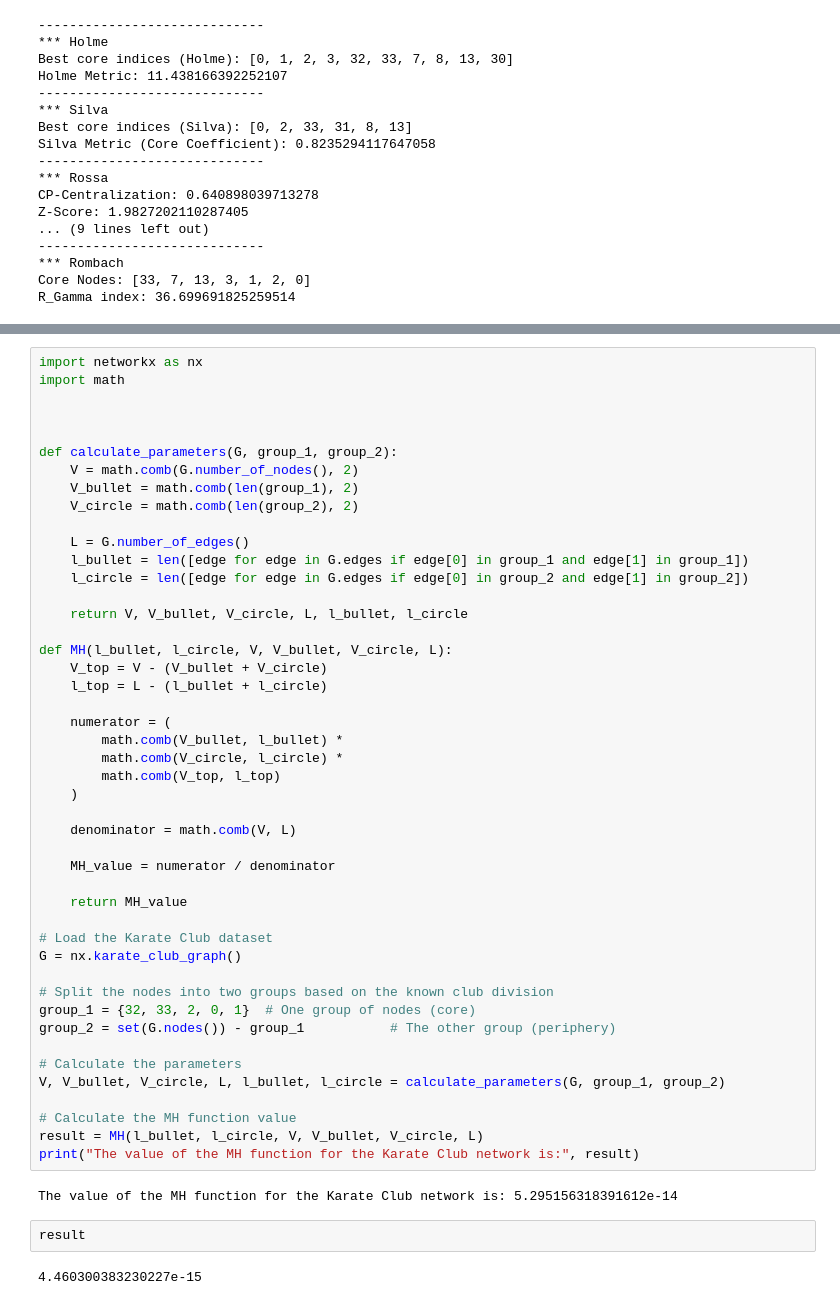
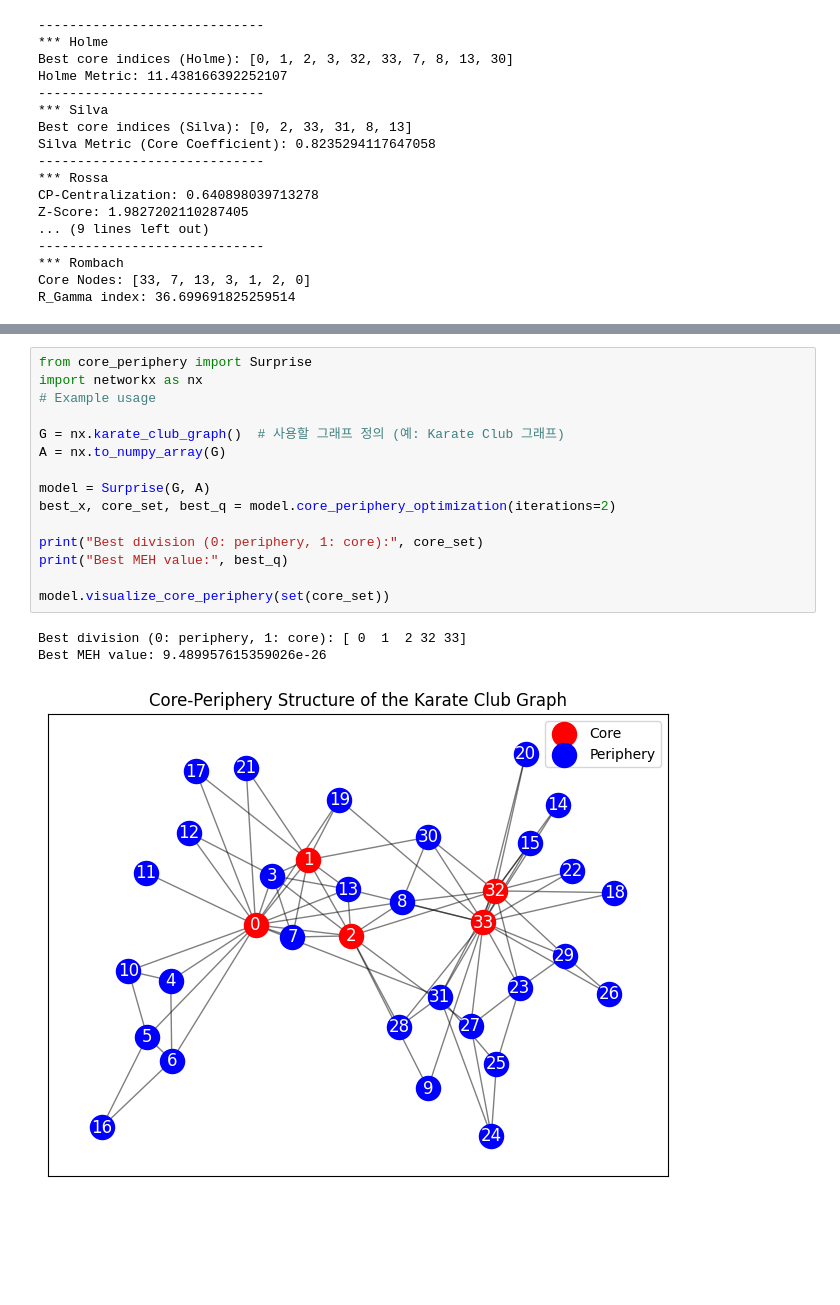
Before and after one commit to vibalab/cp_explainer, a Jupyter notebook: core-periphery.ipynb, the cells around one changed output, grey strips where cells are left out. Cells and saved outputs as stored; diff of their text form; blank space fills up the shorter version.

Commit message:
Surprise and Gen

```diff
--- a/core-periphery.ipynb
+++ b/core-periphery.ipynb
@@ -272,52 +263,19 @@ print(model.lap_sgn_core())
-# %%
-import networkx as nx
-import math
-
-
-
-def calculate_parameters(G, group_1, group_2):
-    V = math.comb(G.number_of_nodes(), 2)
-    V_bullet = math.comb(len(group_1), 2)
-    V_circle = math.comb(len(group_2), 2)
-
-    L = G.number_of_edges()
-    l_bullet = len([edge for edge in G.edges if edge[0] in group_1 and edge[1] in group_1])
-    l_circle = len([edge for edge in G.edges if edge[0] in group_2 and edge[1] in group_2])
-
-    return V, V_bullet, V_circle, L, l_bullet, l_circle
-
-def MH(l_bullet, l_circle, V, V_bullet, V_circle, L):
-    V_top = V - (V_bullet + V_circle)
-    l_top = L - (l_bullet + l_circle)
-
-    numerator = (
-        math.comb(V_bullet, l_bullet) *
-        math.comb(V_circle, l_circle) *
-        math.comb(V_top, l_top)
-    )
-
-    denominator = math.comb(V, L)
-
-    MH_value = numerator / denominator
-
-    return MH_value
-
-# Load the Karate Club dataset
-G = nx.karate_club_graph()
-
-# Split the nodes into two groups based on the known club division
-group_1 = {32, 33, 2, 0, 1}  # One group of nodes (core)
-group_2 = set(G.nodes()) - group_1           # The other group (periphery)
-
-# Calculate the parameters
-V, V_bullet, V_circle, L, l_bullet, l_circle = calculate_parameters(G, group_1, group_2)
-
-# Calculate the MH function value
-result = MH(l_bullet, l_circle, V, V_bullet, V_circle, L)
-print("The value of the MH function for the Karate Club network is:", result)
-# %% [output]
-The value of the MH function for the Karate Club network is: 5.295156318391612e-14
-# %%
-result
-# %% [output]
-4.460300383230227e-15
+# %%
+from core_periphery import Surprise
+import networkx as nx
+# Example usage
+
+G = nx.karate_club_graph()  # 사용할 그래프 정의 (예: Karate Club 그래프)
+A = nx.to_numpy_array(G)
+
+model = Surprise(G, A)
+best_x, core_set, best_q = model.core_periphery_optimization(iterations=2)
+
+print("Best division (0: periphery, 1: core):", core_set)
+print("Best MEH value:", best_q)
+
+model.visualize_core_periphery(set(core_set))
+# %% [output]
+Best division (0: periphery, 1: core): [ 0  1  2 32 33]
+Best MEH value: 9.489957615359026e-26
+[figure, added]
```
Also changed, not shown: parts of 5 cells of this notebook, 6 other files.
